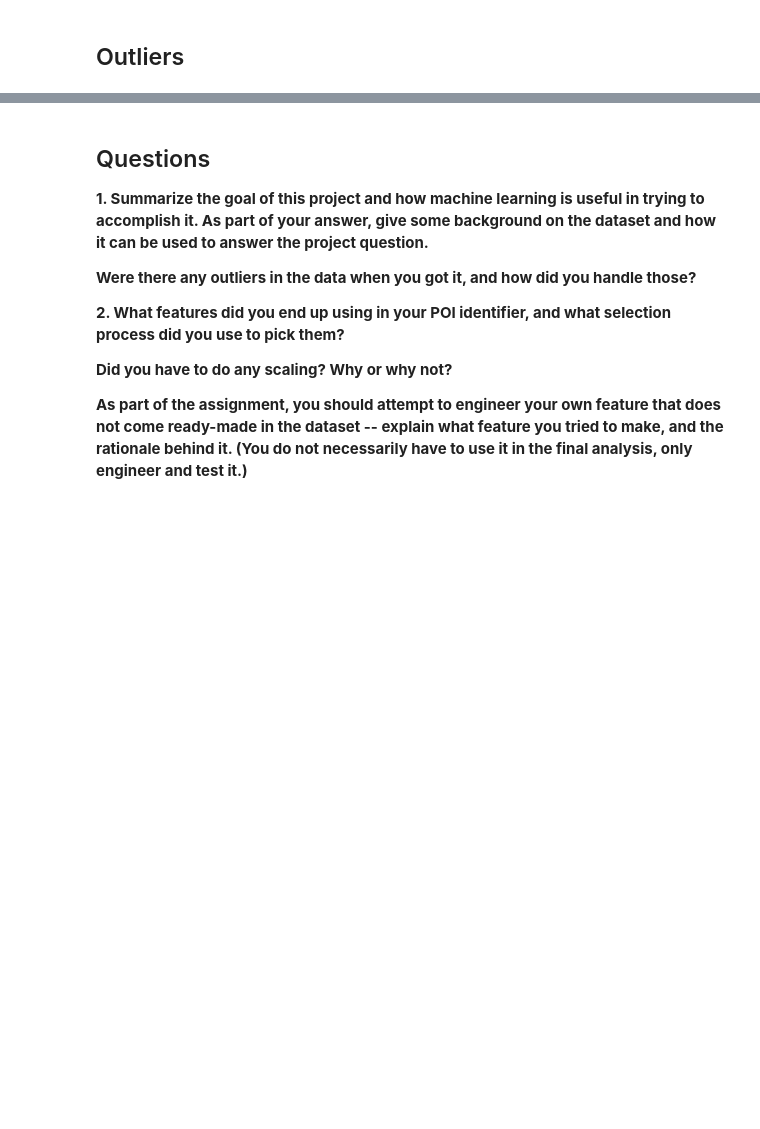
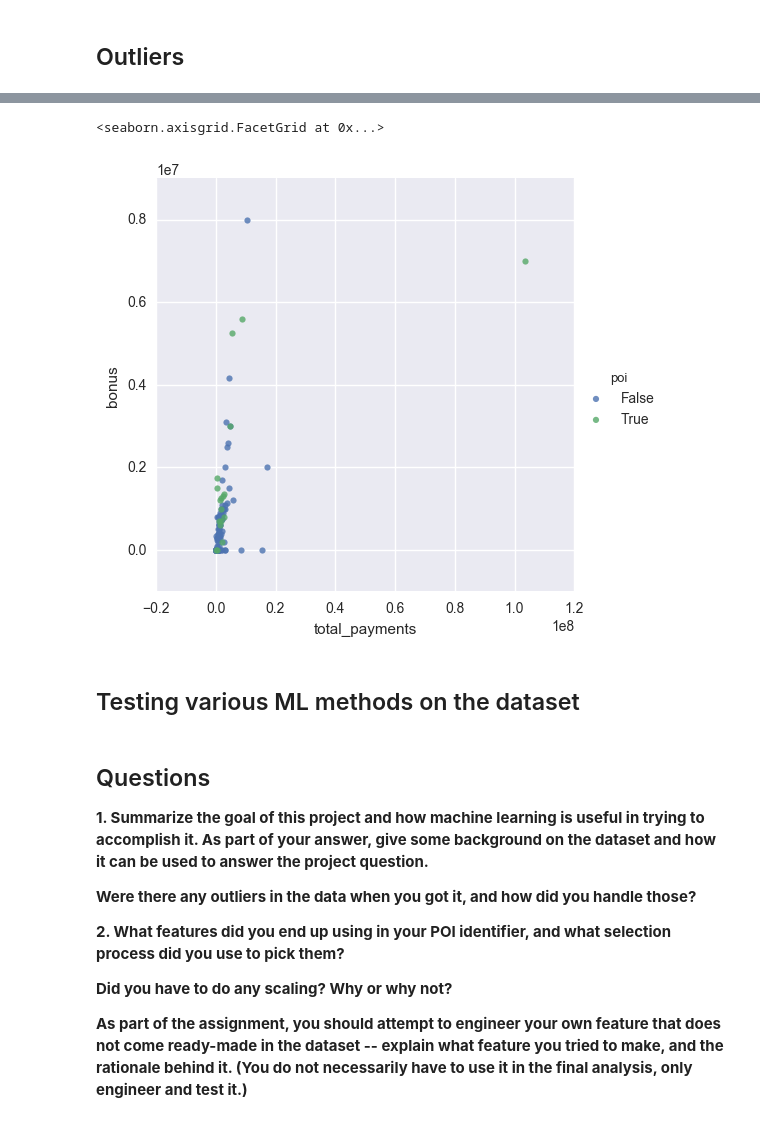
Before and after one commit to sian-nadin/enron_fraud, a Jupyter notebook: Enron Fraud.ipynb, the cells around one changed output, grey strips where cells are left out. Saved outputs shown, nothing was run; the diff lists cells and outputs as text; code cells hidden in the pictures; blank space fills up the shorter version.

```diff
--- a/Enron Fraud.ipynb
+++ b/Enron Fraud.ipynb
@@ -94,3 +101,13 @@ sns.lmplot('total_payments', 'total_stock_value',
+# %%
+sns.lmplot('total_payments', 'bonus',
+           data=df,
+           fit_reg=False,
+           hue='poi')
+# %% [output]
+<seaborn.axisgrid.FacetGrid at 0x...>
+[figure, added]
+# %% [markdown]
+## Testing various ML methods on the dataset
 # %% [markdown]
 ## Questions
 
```
Also changed, not shown: parts of 9 cells of this notebook.
